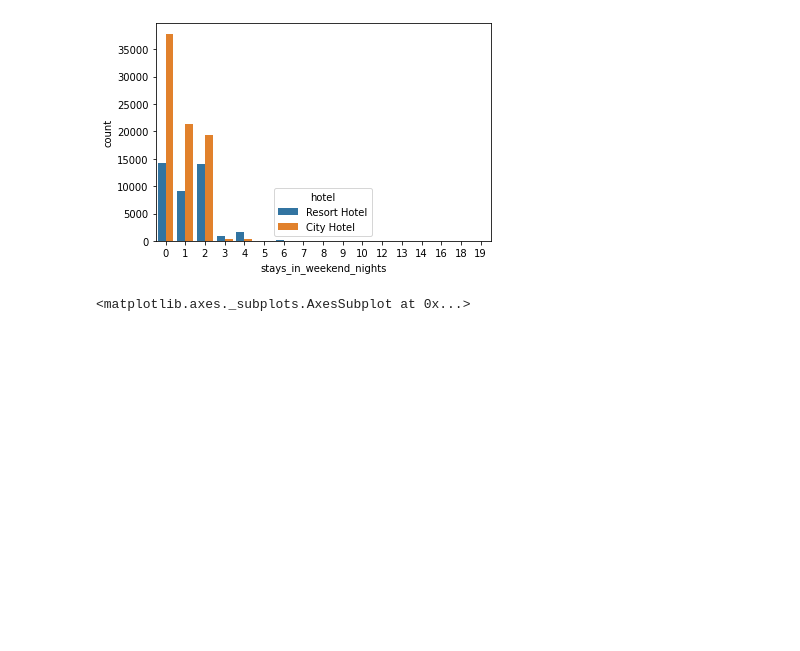
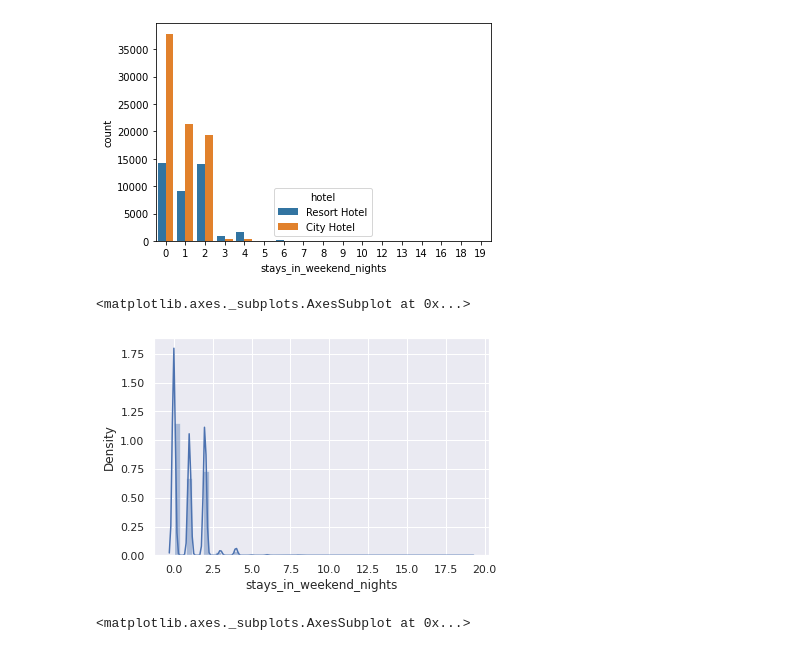
Before and after one commit to AjaharDaroga/EDA_CAPSTONE_PROJECT, a Jupyter notebook: Hotel_Booking_Analysis_Capstone_Project.ipynb, the cells around one changed output. Drawn from its saved outputs; the diff is of its cells as text; code cells hidden in the pictures; blank space fills up the shorter version.

```diff
--- a/Hotel_Booking_Analysis_Capstone_Project.ipynb
+++ b/Hotel_Booking_Analysis_Capstone_Project.ipynb
@@ -224,6 +229,11 @@ sn.countplot(df['stays_in_weekend_nights'],hue='hotel',data=df)
 # %% [output]
 <matplotlib.axes._subplots.AxesSubplot at 0x...>
 [figure]
+# %%
+sn.distplot(df['stays_in_weekend_nights'])
+# %% [output]
+<matplotlib.axes._subplots.AxesSubplot at 0x...>
+[figure, added]
 # %%
 sn.countplot(df['stays_in_week_nights'],hue='hotel',data=df)
 # %% [output]
```
Also changed, not shown: parts of 9 cells of this notebook.
